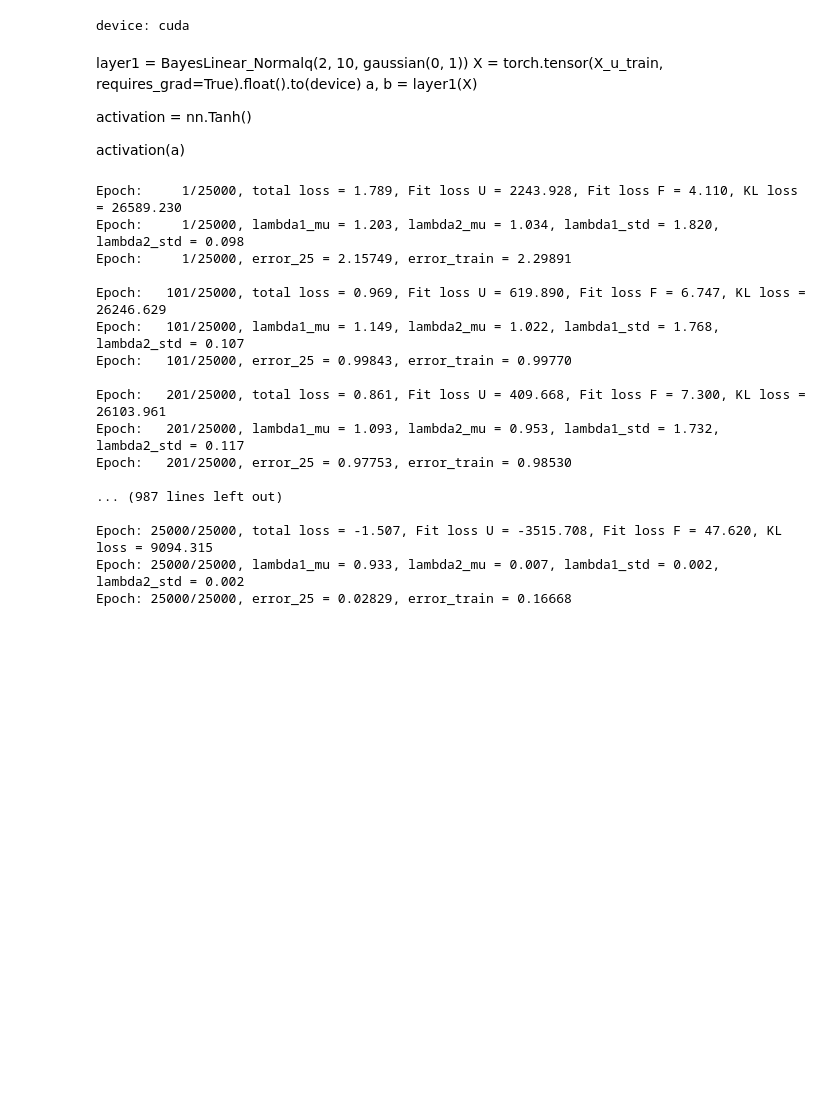
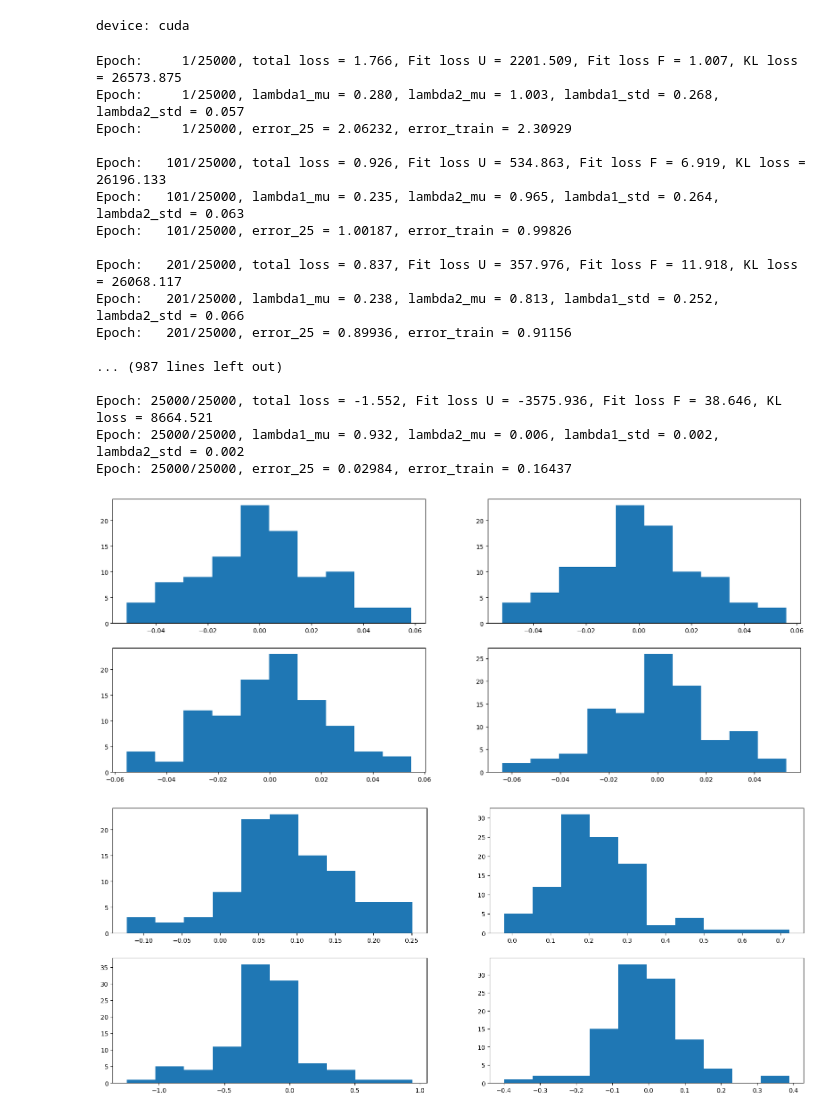
Before and after one commit to SoloChe/BPINN, a Jupyter notebook: BPINN_VI.ipynb, the cells around one changed output. Saved outputs shown, nothing was run; the diff lists cells and outputs as text; code cells hidden in the pictures; blank space fills up the shorter version.

```diff
--- a/BPINN_VI.ipynb
+++ b/BPINN_VI.ipynb
@@ -82,14 +78,6 @@ class BayesLinear_Normalq(nn.Module):
             all_samples += weight_sample.view(-1).cpu().data.numpy().tolist()
 
         return all_samples
-# %% [markdown]
-layer1 = BayesLinear_Normalq(2, 10, gaussian(0, 1))
-X = torch.tensor(X_u_train, requires_grad=True).float().to(device)
-a, b = layer1(X)
-
-activation = nn.Tanh()
-
-activation(a)
 # %%
 class BBP_Model(nn.Module):
     def __init__(self, input_dim, output_dim, no_units):
@@ -245,7 +233,7 @@ class BBP_Model_PINN:
 
             # calculate fit loss based on mean and standard deviation of output
             fit_loss_U_total += self.loss_func(u_pred, U, log_noise_u.exp(), self.network.output_dim)
-            fit_loss_F_total += torch.sum(f_pred**2)
+            fit_loss_F_total += torch.sum(f_pred**2) ######
             # fit_loss_F_total += self.loss_func(f_pred, torch.zeros_like(f_pred), self.network.log_noise_f.exp(), self.network.output_dim)
 
         KL_loss_lambda1 = get_kl_Gaussian_divergence(self.prior_lambda1.mu, self.prior_lambda1.sigma**2, self.lambda1_mus, lambda1_stds**2)
@@ -275,9 +263,28 @@ class BBP_Model_PINN:
             u_pred = out_pred[:,0:1]
             log_noise_u = out_pred[:,1:2]
             u_pred = u_pred*(self.u_ub-self.u_lb) + self.u_lb # reverse scaling
+
             samples.append(u_pred.detach().cpu().numpy())
             noises.append(log_noise_u.exp().detach().cpu().numpy())
         return np.array(samples), np.array(noises)
+
+    def sample_F(self, xt, no_samples = 100):
+        xt = torch.tensor(xt, requires_grad=True).float().to(device)
+        xt = 2*(xt-self.xt_lb)/(self.xt_ub-self.xt_lb) - 1
+        self.network.eval()
+
+        samples = []
+        for _ in range(no_samples):
+            lambda1_epsilons = self.lambda1_mus.data.new(self.lambda1_mus.size()).normal_()
+            lambda1_stds = torch.log(1 + torch.exp(self.lambda1_rhos))
+            lambda2_epsilons = self.lambda2_mus.data.new(self.lambda2_mus.size()).normal_()
+            lambda2_stds = torch.log(1 + torch.exp(self.lambda2_rhos))
+
+            lambda1_sample = self.lambda1_mus + lambda1_epsilons * lambda1_stds
+            lambda2_sample = self.lambda2_mus + lambda2_epsilons * lambda2_stds
+            f = self.net_F(xt[:,0:1], xt[:,1:2], lambda1_sample, lambda2_sample)
+            samples.append(f.detach().cpu().numpy().ravel())
+        return np.array(samples)
 # %%
 data = scipy.io.loadmat('./Data/burgers_shock.mat')
 
@@ -345,9 +352,15 @@ for i in range(num_epochs):
     writer.add_scalar("loss/KL_loss", KL_loss_train[i], i)
 
 
-    if fit_loss_U_train[i] + fit_loss_F_train[i] < best_loss:
-        best_loss = fit_loss_U_train[i] + fit_loss_F_train[i]
-        best_net = copy.deepcopy(net.network)
+    if i % 2000 == 0:
+        F_test = net.sample_F(X_u_test_25)
+        fig, axs = plt.subplots(2, 2, figsize=(20, 8))
+        axs[0,0].hist(F_test[:,0])
+        axs[0,1].hist(F_test[:,100])
+        axs[1,0].hist(F_test[:,150])
+        axs[1,1].hist(F_test[:,255])
+        plt.savefig('./plots/epoch{}.tiff'.format(i))
+
 
     if i % 100 == 0 or i == num_epochs - 1:
 
@@ -360,45 +373,44 @@ for i in range(num_epochs):
 
         lambda2_mus = np.exp(net.lambda2_mus.item())
         lambda2_stds = torch.log(1 + torch.exp(net.lambda2_rhos)).item()
-
-        # noise_f = net.log_noise_u.exp().item()
-        # noise_u = net.log_noise_u.exp().item()
 
         samples_25, _ = net.predict(X_u_test_25, 100, net.network)
         u_pred_25 = samples_25.mean(axis=0)
         error_25 = np.linalg.norm(target_25-u_pred_25, 2)/np.linalg.norm(target_25, 2)
 
         samples_train, _ = net.predict(X_u_train, 100, net.network)
         u_pred_train = samples_train.mean(axis=0)
         error_train = np.linalg.norm(u_train-u_pred_train, 2)/np.linalg.norm(u_train, 2)
 
 
         # writer.add_scalars("loss/train_test", {'train':error_train, 'test':error_25}, i)
         # writer.add_scalars("loss/f_u", {'noise_f':noise_f, 'noise_u':noise_u}, i)
 
         print("Epoch: {:5d}/{:5d}, lambda1_mu = {:.3f}, lambda2_mu = {:.3f}, lambda1_std = {:.3f}, lambda2_std = {:.3f}".format(i + 1, num_epochs,
                                                                                                                         lambda1_mus, lambda2_mus,
                                                                                                                         lambda1_stds, lambda2_stds))
         print("Epoch: {:5d}/{:5d}, error_25 = {:.5f}, error_train = {:.5f}".format(i+1, num_epochs, error_25, error_train))
         # print("Epoch: {:5d}/{:5d}, noise_f = {:.5f}, noise_u = {:.5f}".format(i+1, num_epochs, noise_f, noise_u))
         print()
 
 writer.close()
 # %% [output]
-Epoch:     1/25000, total loss = 1.789, Fit loss U = 2243.928, Fit loss F = 4.110, KL loss = 26589.230
-Epoch:     1/25000, lambda1_mu = 1.203, lambda2_mu = 1.034, lambda1_std = 1.820, lambda2_std = 0.098
-Epoch:     1/25000, error_25 = 2.15749, error_train = 2.29891
+Epoch:     1/25000, total loss = 1.766, Fit loss U = 2201.509, Fit loss F = 1.007, KL loss = 26573.875
+Epoch:     1/25000, lambda1_mu = 0.280, lambda2_mu = 1.003, lambda1_std = 0.268, lambda2_std = 0.057
+Epoch:     1/25000, error_25 = 2.06232, error_train = 2.30929
 
-Epoch:   101/25000, total loss = 0.969, Fit loss U = 619.890, Fit loss F = 6.747, KL loss = 26246.629
-Epoch:   101/25000, lambda1_mu = 1.149, lambda2_mu = 1.022, lambda1_std = 1.768, lambda2_std = 0.107
-Epoch:   101/25000, error_25 = 0.99843, error_train = 0.99770
+Epoch:   101/25000, total loss = 0.926, Fit loss U = 534.863, Fit loss F = 6.919, KL loss = 26196.133
+Epoch:   101/25000, lambda1_mu = 0.235, lambda2_mu = 0.965, lambda1_std = 0.264, lambda2_std = 0.063
+Epoch:   101/25000, error_25 = 1.00187, error_train = 0.99826
 
-Epoch:   201/25000, total loss = 0.861, Fit loss U = 409.668, Fit loss F = 7.300, KL loss = 26103.961
-Epoch:   201/25000, lambda1_mu = 1.093, lambda2_mu = 0.953, lambda1_std = 1.732, lambda2_std = 0.117
-Epoch:   201/25000, error_25 = 0.97753, error_train = 0.98530
+Epoch:   201/25000, total loss = 0.837, Fit loss U = 357.976, Fit loss F = 11.918, KL loss = 26068.117
+Epoch:   201/25000, lambda1_mu = 0.238, lambda2_mu = 0.813, lambda1_std = 0.252, lambda2_std = 0.066
+Epoch:   201/25000, error_25 = 0.89936, error_train = 0.91156
 
 ... (987 lines left out)
 
-Epoch: 25000/25000, total loss = -1.507, Fit loss U = -3515.708, Fit loss F = 47.620, KL loss = 9094.315
-Epoch: 25000/25000, lambda1_mu = 0.933, lambda2_mu = 0.007, lambda1_std = 0.002, lambda2_std = 0.002
-Epoch: 25000/25000, error_25 = 0.02829, error_train = 0.16668
+Epoch: 25000/25000, total loss = -1.552, Fit loss U = -3575.936, Fit loss F = 38.646, KL loss = 8664.521
+Epoch: 25000/25000, lambda1_mu = 0.932, lambda2_mu = 0.006, lambda1_std = 0.002, lambda2_std = 0.002
+Epoch: 25000/25000, error_25 = 0.02984, error_train = 0.16437
+[figure, added]
+[figure, added]
```
Also changed, not shown: parts of 7 cells of this notebook, 16 other files.
